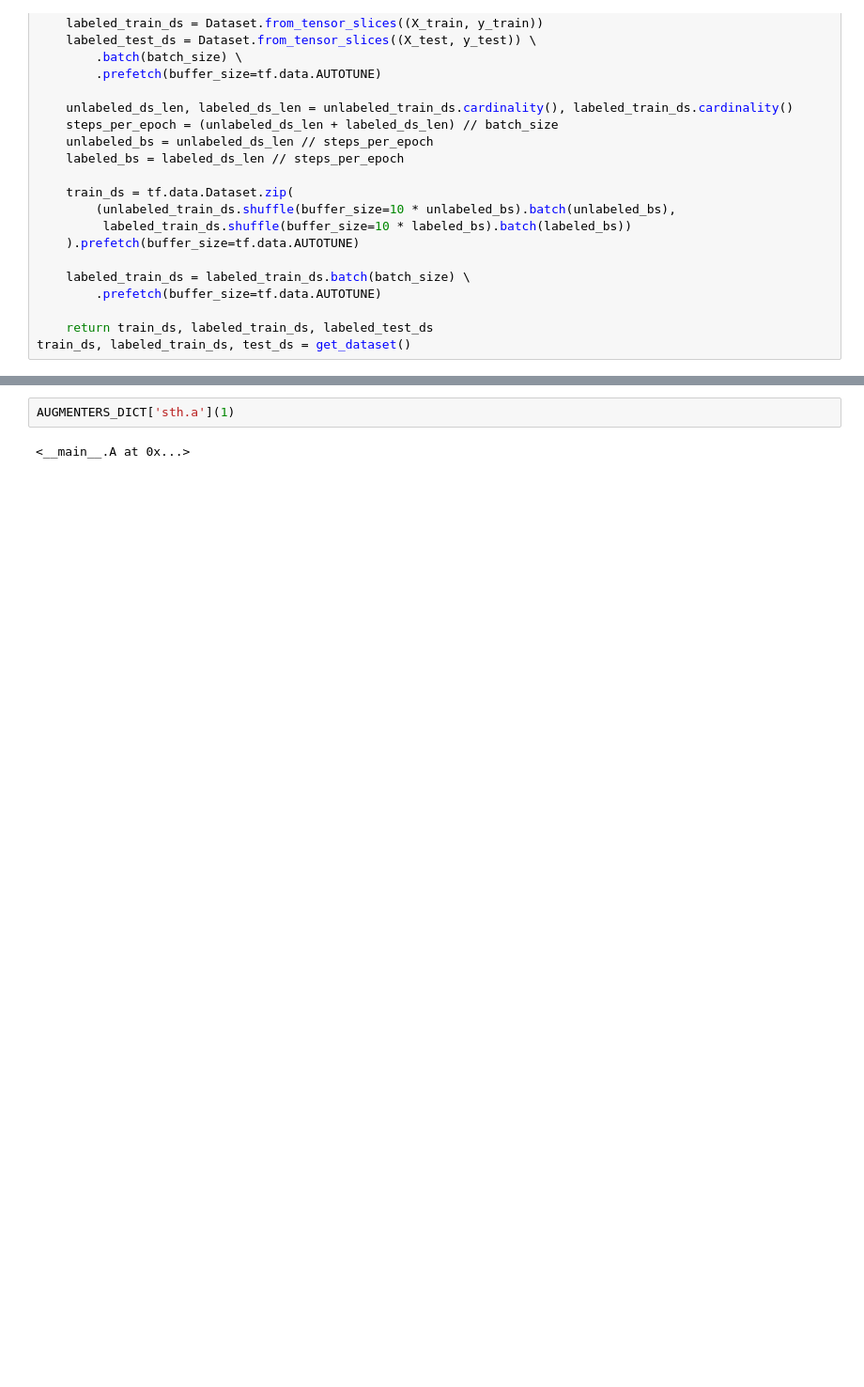
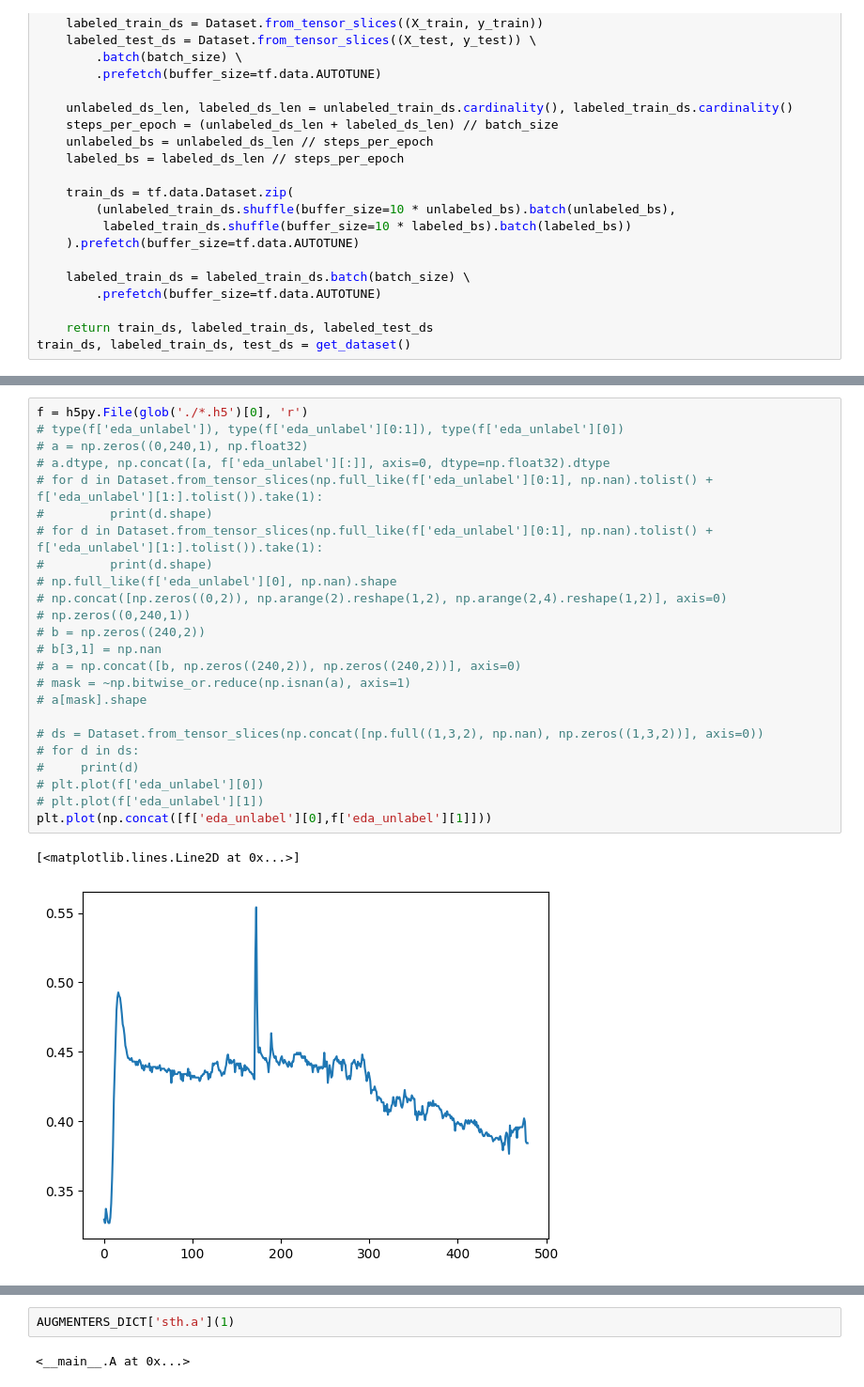
Before and after one commit to yuyenchu/EDA_contrastive_learning, a Jupyter notebook: test.ipynb, the cells around one changed output, grey strips where cells are left out. Shown: that part at 94% size. Cells and saved outputs as stored; diff of their text form; blank space fills up the shorter version.

```diff
--- a/test.ipynb
+++ b/test.ipynb
@@ -118 +163,28 @@ unlabeled_train_ds, labeled_train_ds, test_ds = get_dataset()
+# %%
+f = h5py.File(glob('./*.h5')[0], 'r')
+# type(f['eda_unlabel']), type(f['eda_unlabel'][0:1]), type(f['eda_unlabel'][0])
+# a = np.zeros((0,240,1), np.float32)
+# a.dtype, np.concat([a, f['eda_unlabel'][:]], axis=0, dtype=np.float32).dtype
+# for d in Dataset.from_tensor_slices(np.full_like(f['eda_unlabel'][0:1], np.nan).tolist() + f['eda_unlabel'][1:].tolist()).take(1):
+#         print(d.shape)
+# for d in Dataset.from_tensor_slices(np.full_like(f['eda_unlabel'][0:1], np.nan).tolist() + f['eda_unlabel'][1:].tolist()).take(1):
+#         print(d.shape)
+# np.full_like(f['eda_unlabel'][0], np.nan).shape
+# np.concat([np.zeros((0,2)), np.arange(2).reshape(1,2), np.arange(2,4).reshape(1,2)], axis=0)
+# np.zeros((0,240,1))
+# b = np.zeros((240,2))
+# b[3,1] = np.nan
+# a = np.concat([b, np.zeros((240,2)), np.zeros((240,2))], axis=0)
+# mask = ~np.bitwise_or.reduce(np.isnan(a), axis=1)
+# a[mask].shape
+
+# ds = Dataset.from_tensor_slices(np.concat([np.full((1,3,2), np.nan), np.zeros((1,3,2))], axis=0))
+# for d in ds:
+#     print(d)
+# plt.plot(f['eda_unlabel'][0])
+# plt.plot(f['eda_unlabel'][1])
+plt.plot(np.concat([f['eda_unlabel'][0],f['eda_unlabel'][1]]))
+# %% [output]
+[<matplotlib.lines.Line2D at 0x...>]
+[figure, added]
 # %%
```
Also changed, not shown: parts of 6 cells of this notebook, 2 other files.
